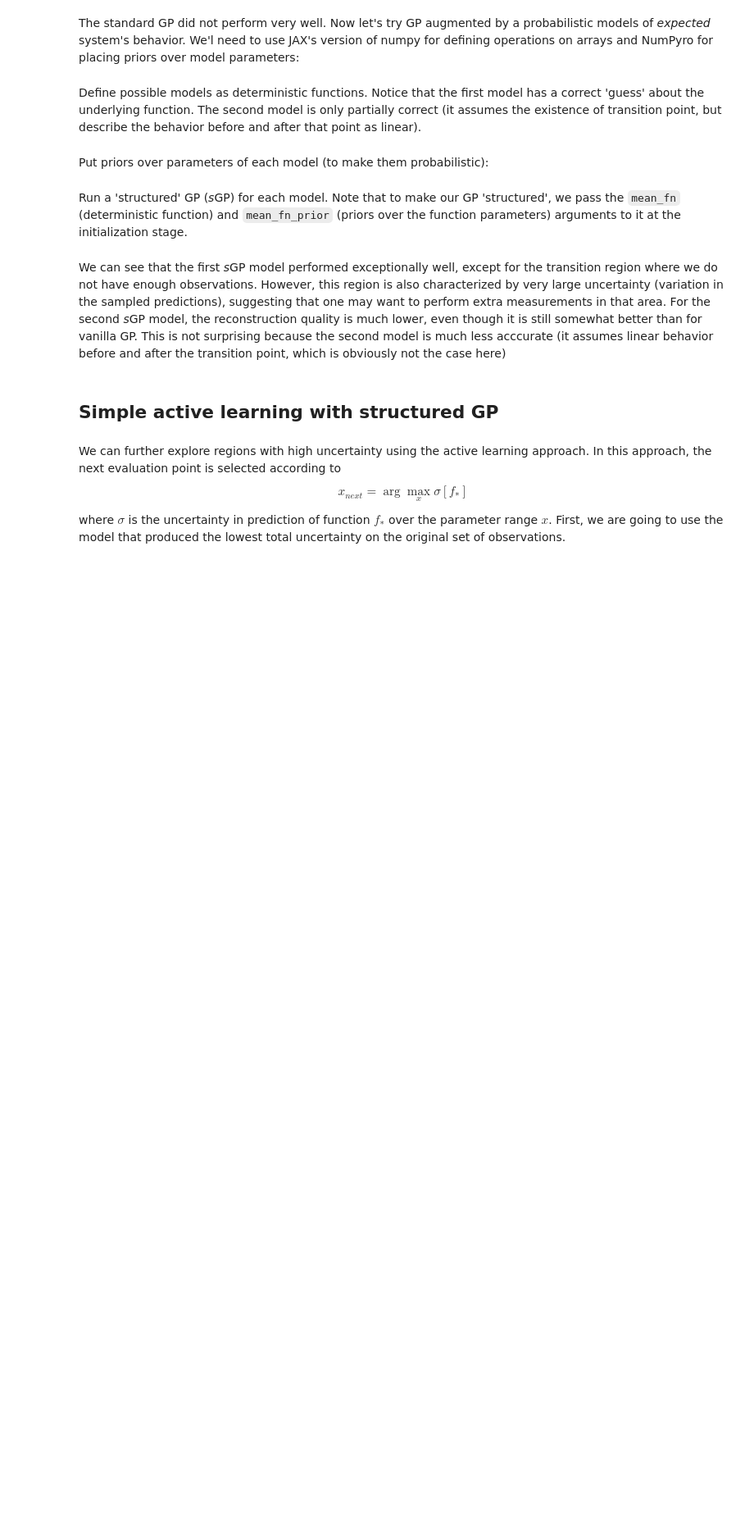
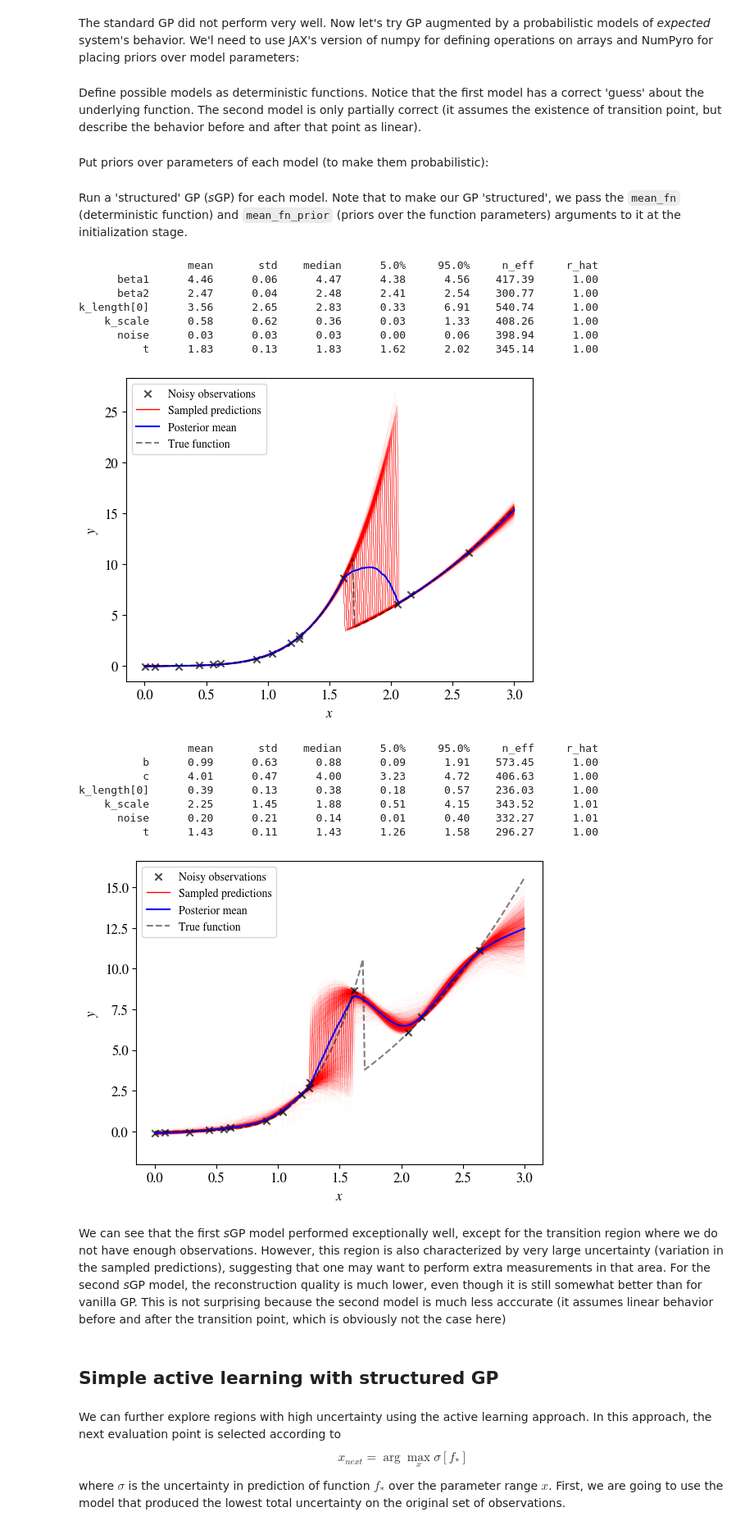
Before and after one commit to ziatdinovmax/gpax, a Jupyter notebook: examples/GP_sGP.ipynb, the cells around one changed output. Shown: that part at 82% size. Cells and saved outputs as stored; diff of their text form; code cells hidden in the pictures; blank space fills up the shorter version.

```diff
--- a/examples/GP_sGP.ipynb
+++ b/examples/GP_sGP.ipynb
@@ -1,12 +1,11 @@
 # %% [markdown]
 <a href="https://colab.research.google.com/github/ziatdinovmax/gpax/blob/main/examples/GP_sGP.ipynb" target="_parent"><img src="https://colab.research.google.com/assets/colab-badge.svg" alt="Open In Colab"/></a>
 # %%
-# For github continuous integration only
-# Please ignore if you're running this notebook!
+# For github continuous integration
 import os
 if os.environ.get("CI_SMOKE"):
-    NUM_WARMUP = 100
-    NUM_SAMPLES = 100
+    NUM_WARMUP = 10
+    NUM_SAMPLES = 10
 else:
     NUM_WARMUP = 2000
     NUM_SAMPLES = 2000
@@ -157,31 +165,48 @@ Run a 'structured' GP (*s*GP) for each model. Note that to make our GP 'structur
 # %%
 mean_fn = [piecewise1, piecewise2]
 mean_fn_priors = [piecewise1_priors, piecewise2_priors]
 
 for m, mp in zip(mean_fn, mean_fn_priors):
 
     # Initialize model
     gp_model = gpax.ExactGP(1, kernel='Matern', mean_fn=m, mean_fn_prior=mp)
 
     # Run MCMC to obtain posterior samples
     gp_model.fit(rng_key, X, y, num_warmup=NUM_WARMUP, num_samples=NUM_SAMPLES)
 
     # Get GP prediction
-    y_pred, y_sampled = gp_model.predict(rng_key_predict, X_test, n=200)
+    posterior_mean, f_samples = gp_model.predict(rng_keposterior_meanict, X_test, n=200)
 
     # Plot results
     _, ax = plt.subplots(dpi=100)
     ax.set_xlabel("$x$")
     ax.set_ylabel("$y$")
     ax.scatter(X, y, marker='x', c='k', zorder=1, label="Noisy observations", alpha=0.7)
-    for y1 in y_sampled:
+    for y1 in f_samples:
         ax.plot(X_test, y1.mean(0), lw=.1, zorder=0, c='r', alpha=.1)
-    l, = ax.plot(X_test, y_sampled[0].mean(0), lw=1, c='r', alpha=1, label="Sampled predictions")
-    ax.plot(X_test, y_pred, lw=1.5, zorder=1, c='b', label='Sampled means (CoM)')
+    l, = ax.plot(X_test, f_samples[0].mean(0), lw=1, c='r', alpha=1, label="Sampled predictions")
+    ax.plot(X_test, posterior_mean, lw=1.5, zorder=1, c='b', label='Posterior mean')
     ax.plot(X_test, piecewise1(X_test, PARAMS), c='k', linestyle='--', label='True function', alpha=0.5)
     ax.legend(loc='upper left')
     l.set_alpha(0)
     plt.show()
+# %% [output]
+                 mean       std    median      5.0%     95.0%     n_eff     r_hat
+      beta1      4.46      0.06      4.47      4.38      4.56    417.39      1.00
+      beta2      2.47      0.04      2.48      2.41      2.54    300.77      1.00
+k_length[0]      3.56      2.65      2.83      0.33      6.91    540.74      1.00
+    k_scale      0.58      0.62      0.36      0.03      1.33    408.26      1.00
+      noise      0.03      0.03      0.03      0.00      0.06    398.94      1.00
+          t      1.83      0.13      1.83      1.62      2.02    345.14      1.00
+[figure, added]
+                 mean       std    median      5.0%     95.0%     n_eff     r_hat
+          b      0.99      0.63      0.88      0.09      1.91    573.45      1.00
+          c      4.01      0.47      4.00      3.23      4.72    406.63      1.00
+k_length[0]      0.39      0.13      0.38      0.18      0.57    236.03      1.00
+    k_scale      2.25      1.45      1.88      0.51      4.15    343.52      1.01
+      noise      0.20      0.21      0.14      0.01      0.40    332.27      1.01
+          t      1.43      0.11      1.43      1.26      1.58    296.27      1.00
+[figure, added]
 # %% [markdown]
 We can see that the first *s*GP model performed exceptionally well, except for the transition region where we do not have enough observations. However, this region is also characterized by very large uncertainty (variation in the sampled predictions), suggesting that one may want to perform extra measurements in that area. For the second *s*GP model, the reconstruction quality is much lower, even though it is still somewhat better than for vanilla GP. This is not surprising because the second model is much less acccurate (it assumes linear behavior before and after the transition point, which is obviously not the case here)
 # %% [markdown]
```
Also changed, not shown: parts of 10 cells of this notebook.
